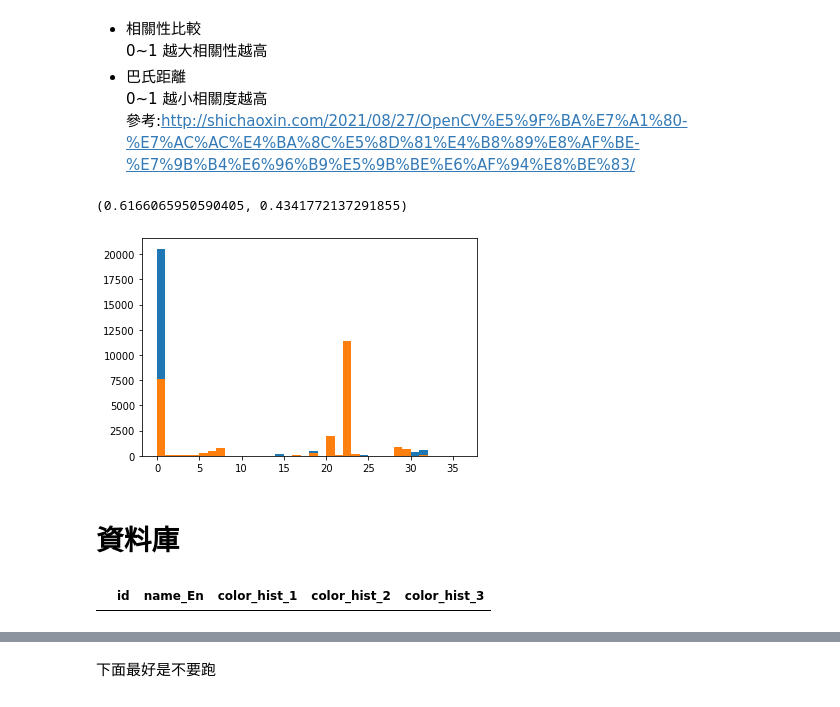
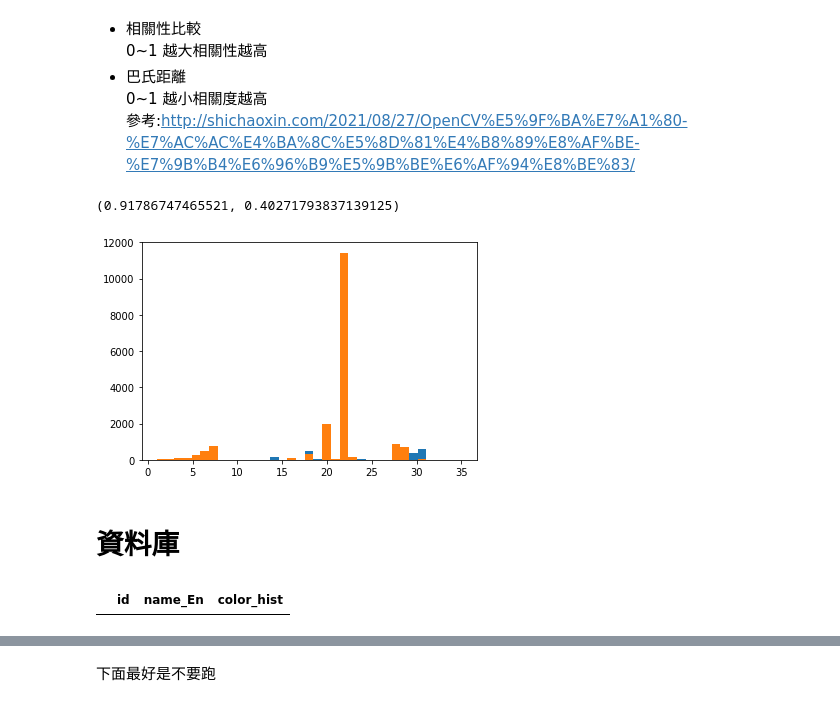
Before and after one commit to fxz200/detection, a Jupyter notebook: flower.ipynb, the cells around one changed output, grey strips where cells are left out. Saved outputs shown, nothing was run; the diff lists cells and outputs as text; code cells hidden in the pictures.

```diff
--- a/flower.ipynb
+++ b/flower.ipynb
@@ -304,11 +304,30 @@ def Color_hist(cut1,cut2,cut3):
         color_hist_3.append(HSV_differentiate(i))
     #plt.subplot(133)
     #plt.hist(color_hist_3)
+    for i in color_hist_1:
+        if i==0:
+            color_hist_1.remove(i)
+        else: continue
+    for i in color_hist_2:
+        if i==0:
+            color_hist_2.remove(i)
+        else: continue
+    for i in color_hist_3:
+        if i==0:
+            color_hist_3.remove(i)
+        else: continue
+    all_hist=[]
+    all_hist=color_hist_1
+    for i in color_hist_2:
+        all_hist.append(i+35)
+    for i in color_hist_3:
+        all_hist.append(i+70)
 
 
-    return color_hist_1,color_hist_2,color_hist_3
-H1_12769,H2_12769,H3_12769=Color_hist('cuts/cut1_iris_12769.jpeg','cuts/cut2_iris_12769.jpeg','cuts/cut3_iris_12769.jpeg')
-H1_16301,H2_16301,H3_16301=Color_hist('cuts/cut1_iris_16301.jpeg','cuts/cut2_iris_16301.jpeg','cuts/cut3_iris_16301.jpeg')
+
+    return all_hist
+all_hist_1=Color_hist('cuts/cut1_iris_12769.jpeg','cuts/cut2_iris_12769.jpeg','cuts/cut3_iris_12769.jpeg')
+all_hist_2=Color_hist('cuts/cut1_iris_16301.jpeg','cuts/cut2_iris_16301.jpeg','cuts/cut3_iris_16301.jpeg')
 # img1 = cv2.imread("cut1_iris_12769.jpeg")
 # img2 = cv2.imread("cut2_iris_12769.jpeg")
 # img3 = cv2.imread("cut3_iris_12769.jpeg")
@@ -404,37 +443,45 @@ H1_16301,H2_16301,H3_16301=Color_hist('cuts/cut1_iris_16301.jpeg','cuts/cut2_iri
 # %%
 ##直方圖交集
 
 
 
 def Compare_Hist(h1,h2):
     #H1=plt.hist(h1,36,(0,36))
     #H2=plt.hist(h2,36,(0,36))
 
     #H1_array=h1[0]
     H1_array=h1[:,np.newaxis]
     #H2_array=h2[0]
     H2_array=h2[:,np.newaxis]
     H1_array=np.float32(H1_array)
     H2_array=np.float32(H2_array)
     corr=(cv2.compareHist(H1_array,H2_array , method=0))#HISTCMP_CORREL
     dis=(cv2.compareHist(H1_array,H2_array , method=cv2.HISTCMP_BHATTACHARYYA))#巴氏距離
 
     return corr ,dis
-Compare_Hist(plt.hist(H1_12769,36,(0,36))[0],plt.hist(H1_16301,36,(0,36))[0])
+Compare_Hist(plt.hist(all_hist_1,105,(1,105))[0],plt.hist(all_hist_2,105,(1,105))[0])
 # %% [output]
-(0.6166065950590405, 0.4341772137291855)
+(0.91786747465521, 0.40271793837139125)
-[figure, old version]
+[figure, new version]
 # %% [markdown]
 資料庫
 ===
 # %%
+# title={
+#     "id":[],
+#     'name_En':[],
+#     #'name_Ch':[],
+#     'color_hist_1':[],
+#     'color_hist_2':[],
+#     'color_hist_3':[]
+
+# }
 title={
     "id":[],
     'name_En':[],
     #'name_Ch':[],
-    'color_hist_1':[],
-    'color_hist_2':[],
-    'color_hist_3':[]
+    'color_hist':[],
+
 
 }
 def GetId(img):
@@ -449,7 +496,7 @@ def GetName(img):
 flower_db=pd.DataFrame(title)
 flower_db
 # %% [output]
-|  | id | name_En | color_hist_1 | color_hist_2 | color_hist_3 |
+|  | id | name_En | color_hist |
 # %%
 
 #"C:/flowerpic/jpeg-224x224/val/iris/12769.jpeg"
```
Also changed, not shown: parts of 9 cells of this notebook, 11 other files.
